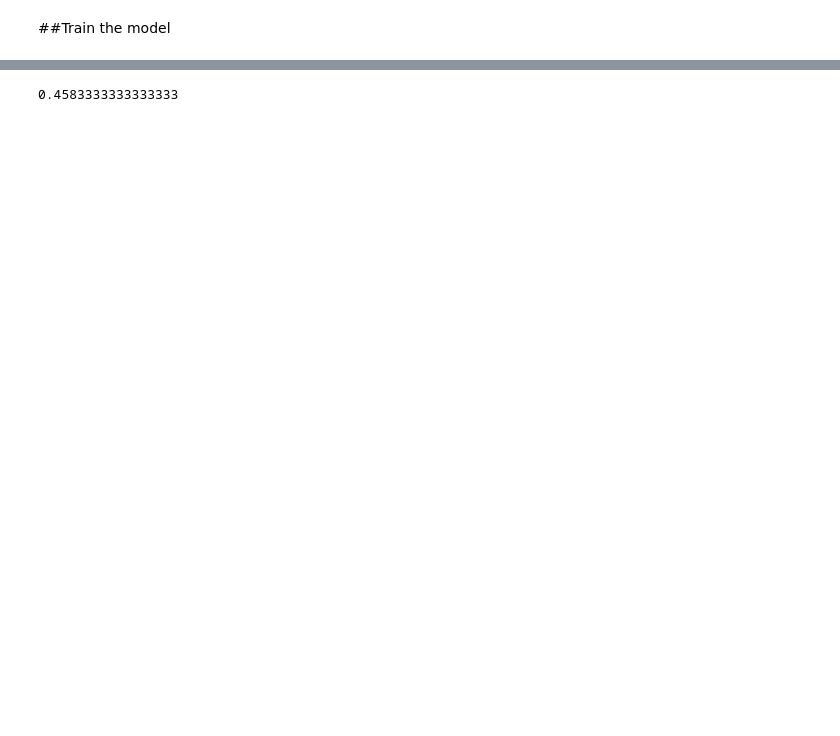
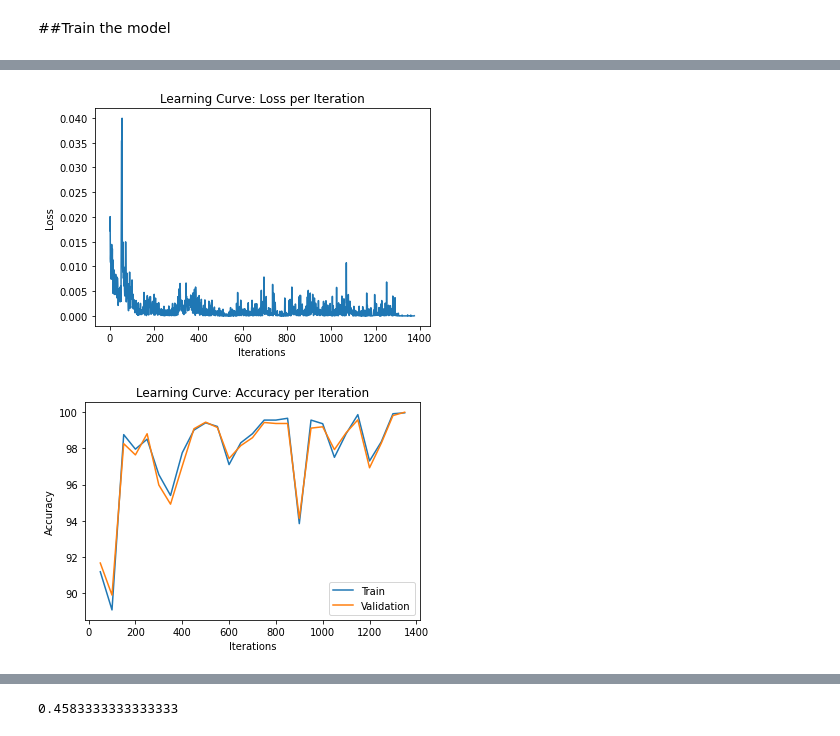
Before and after one commit to RonBartov/american-sign-language-image-classification, a Jupyter notebook: Final_Project_ASL_Classification.ipynb, the cells around one changed output, grey strips where cells are left out. Saved outputs shown, nothing was run; the diff lists cells and outputs as text; code cells hidden in the pictures; blank space fills up the shorter version.

```diff
--- a/Final_Project_ASL_Classification.ipynb
+++ b/Final_Project_ASL_Classification.ipynb
@@ -780,0 +820,16 @@ plot_learning_curve(iters, losses, iters_sub, train_accs, val_accs)
+# %%
+
+num_epochs = 20
+batch_size = 16
+learning_rate = 0.01
+
+model2 = ResNet(ResidualBlock, [3, 4, 6, 3]).to(device)
+
+# Loss and optimizer
+criterion = nn.CrossEntropyLoss()
+optimizer = torch.optim.SGD(model2.parameters(), lr=learning_rate, weight_decay = 0.001, momentum = 0.9)
+# %%
+model2.to(device)
+optimizer = torch.optim.Adam(model2.parameters())
+train_model(df_train,df_val, model2, criterion, optimizer, num_epochs = 4, batch_size= 64)
+# %% [output]
@@ -780,0 +853,2 @@ plot_learning_curve(iters, losses, iters_sub, train_accs, val_accs)
+[figure, added]
+[figure, added]
```
Also changed, not shown: parts of 19 cells of this notebook.
